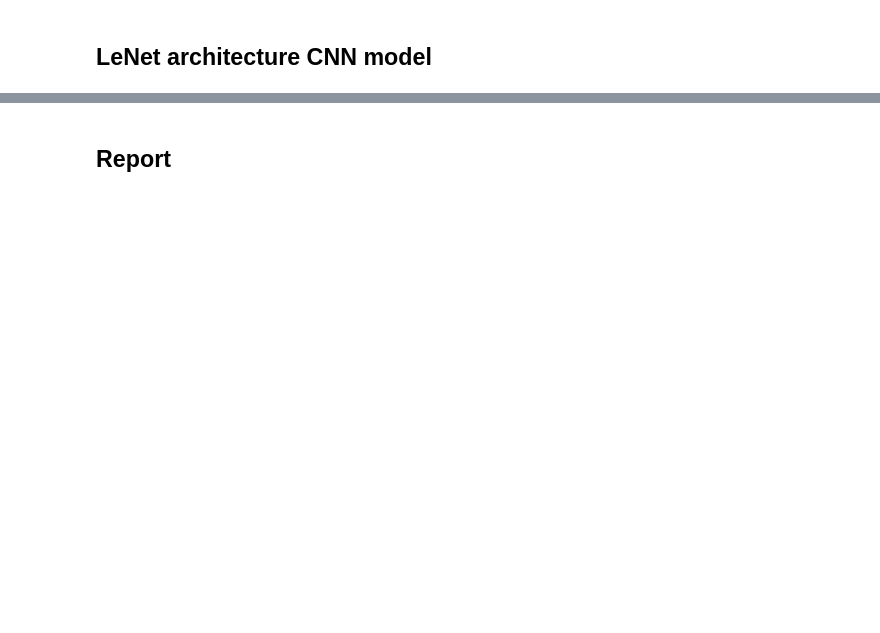
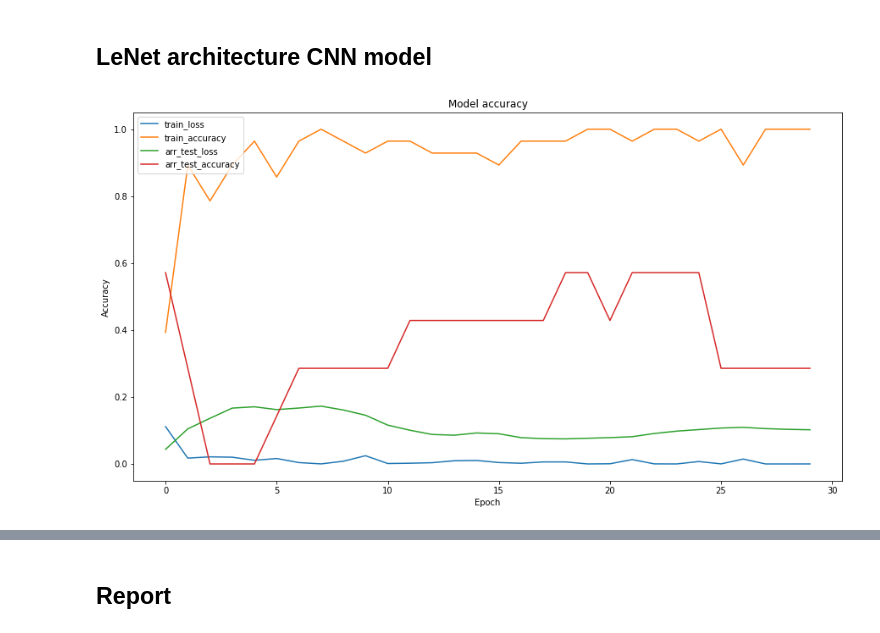
Before and after one commit to shinebayar-ya/ml, a Jupyter notebook: Raman_Spectroscopy_GAN/notebooks/mul_class_clf_models.ipynb, the cells around one changed output, grey strips where cells are left out. Cells and saved outputs as stored; diff of their text form; code cells hidden in the pictures; blank space fills up the shorter version.

```diff
--- a/Raman_Spectroscopy_GAN/notebooks/mul_class_clf_models.ipynb
+++ b/Raman_Spectroscopy_GAN/notebooks/mul_class_clf_models.ipynb
@@ -104 +184,91 @@ Test loss: 7.89, Test accuracy: 14.29%
+# %%
+from keras import backend as K
+
+def focal_loss(gamma=2.0, alpha=0.25):
+    def _focal_loss(y_true, y_pred):
+        epsilon = K.epsilon()
+        y_pred = K.clip(y_pred, epsilon, 1.0 - epsilon)
+        p_t = y_true * y_pred + (1 - y_true) * (1 - y_pred)
+        alpha_factor = 1.0
+        modulating_factor = K.pow(1.0 - p_t, gamma)
+        loss = -alpha * alpha_factor * modulating_factor * K.log(K.clip(y_pred, epsilon, 1.0 - epsilon))
+        return K.mean(loss, axis=-1)
+
+    return _focal_loss
+# %%
+def leNet1D(data):
+
+    X_train, X_test, y_train, y_test = data_preprocessing(data)
+
+    num_features = X_train.shape[1]
+    num_classes = y_train.shape[1]
+
+    lenet = Sequential()
+
+    # First Layer
+    lenet.add(Conv1D(16, 21, input_shape=(num_features, 1)))
+    lenet.add(BatchNormalization())
+    lenet.add(LeakyReLU())
+    lenet.add(MaxPooling1D(2))
+
+    # Second Layer
+    lenet.add(Conv1D(32, 11))
+    lenet.add(BatchNormalization())
+    lenet.add(LeakyReLU())
+    lenet.add(MaxPooling1D(2))
+
+    # # Third Layer
+    # lenet.add(Conv1D(64, 5))
+    # lenet.add(BatchNormalization())
+    # lenet.add(LeakyReLU())
+    # lenet.add(MaxPooling1D(2))
+
+    # 4th Layer: Concatenate and Flatten
+    lenet.add(Flatten())
+
+    # 5th Layer: Dense Layers
+    lenet.add(Dense(2048, activation='tanh'))
+    lenet.add(BatchNormalization())
+    lenet.add(Dropout(0.5))
+
+    # 6th Layer: Output Layer
+    lenet.add(Dense(num_classes, activation='softmax'))
+
+    optimizer = Adam(learning_rate=0.0001)
+    # Compile the model
+    lenet.compile(optimizer=optimizer, loss=focal_loss(2, 0.25), metrics=['accuracy'])
+
+    train_loss = []
+    train_accuracy = []
+    arr_test_loss = []
+    arr_test_accuracy = []
+    for i in range(30):
+        history = lenet.fit(X_train, y_train, epochs=1, batch_size=8, verbose=0)
+
+        train_loss.append(history.history['loss'][0])
+        train_accuracy.append(history.history['accuracy'][0])
+
+        test_loss, test_accuracy = lenet.evaluate(X_test, y_test, verbose=0)
+
+        arr_test_loss.append(test_loss)
+        arr_test_accuracy.append(test_accuracy)
+        print(f'Test Loss: {test_loss*100:.2f}% - Test Accuracy: {test_accuracy*100:.2f}%')
+
+    plt.figure(figsize=(15, 8))
+    plt.plot(train_loss, label='train_loss')
+    plt.plot(train_accuracy, label='train_accuracy')
+    plt.plot(arr_test_loss, label='arr_test_loss')
+    plt.plot(arr_test_accuracy, label='arr_test_accuracy')
+    plt.title('Model accuracy')
+    plt.xlabel('Epoch')
+    plt.ylabel('Accuracy')
+    plt.legend(loc='upper left')
+    plt.show()
+    # print(f'Test Loss: {test_loss*100:.2f}% - Test Accuracy: {test_accuracy*100:.2f}%')
+
+    return lenet
+
+raman_spectral_leNet_model = leNet1D(data)
+# %% [output]
+[figure, added]
 # %%
```
Also changed, not shown: parts of 11 cells of this notebook, 9 other files.
